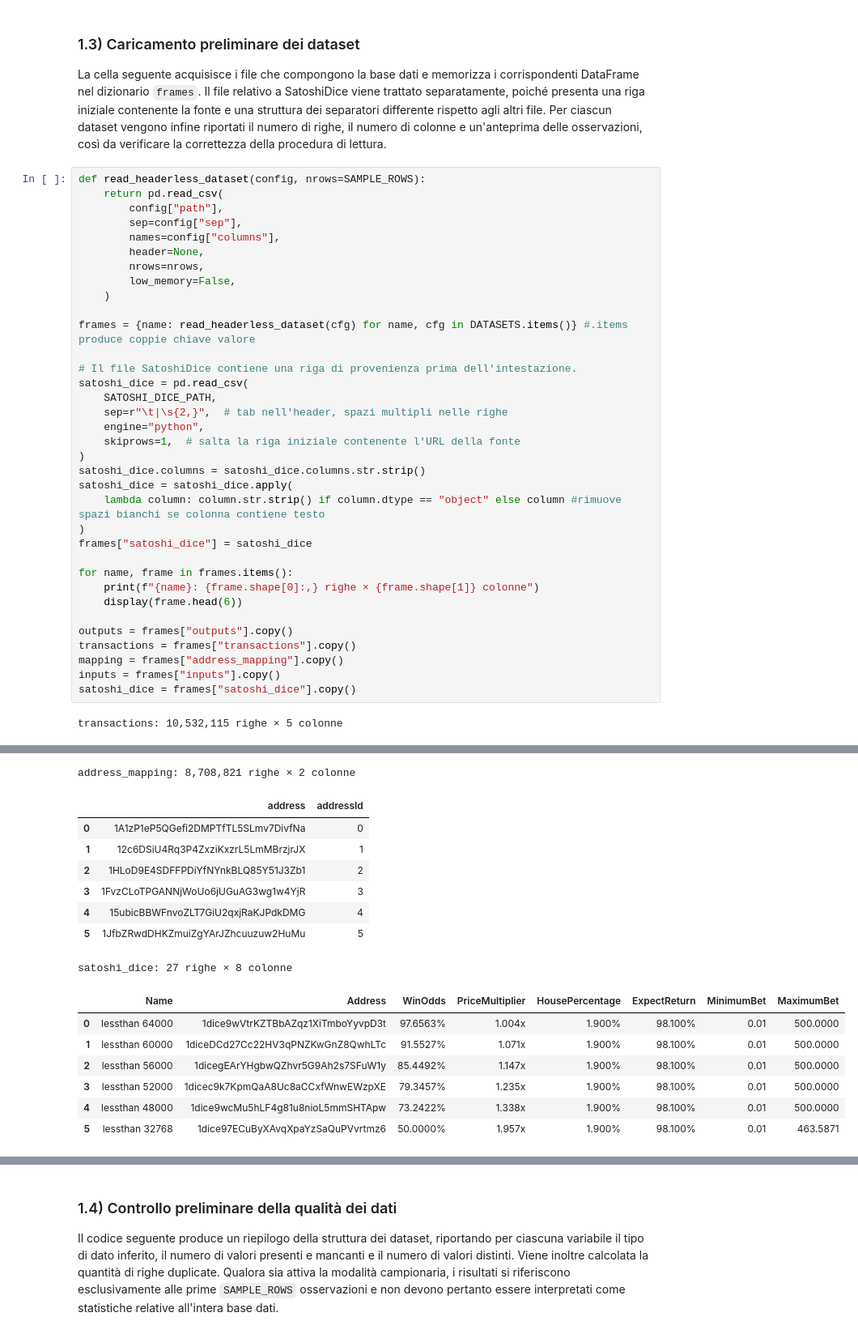
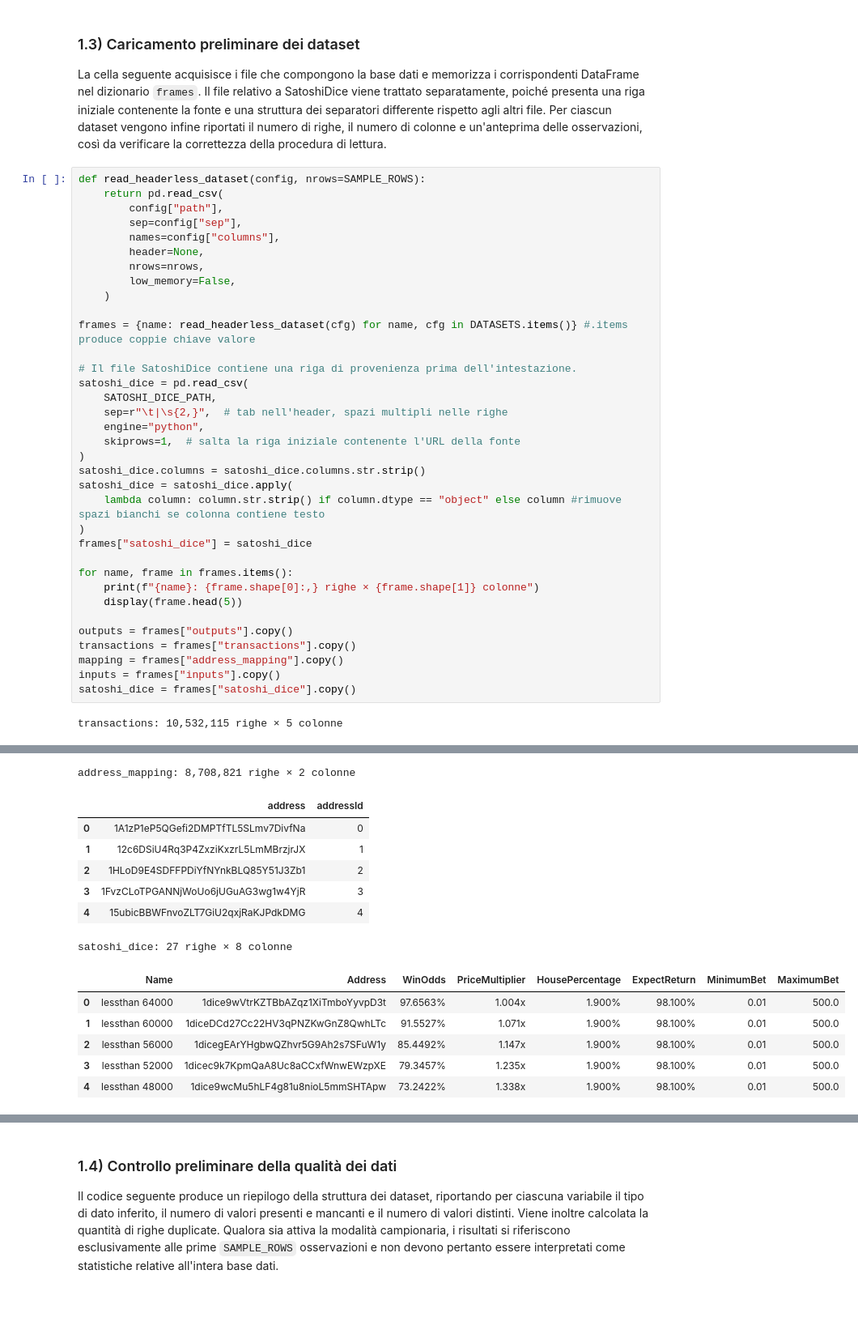
Before and after one commit to ArcticWrr/BetFlow, a Jupyter notebook: progetto_BetFlow.ipynb, the cells around one changed output, grey strips where cells are left out. Shown at 81% size. Drawn from its saved outputs; the diff is of its cells as text; blank space fills up the shorter version.

```diff
--- a/progetto_BetFlow.ipynb
+++ b/progetto_BetFlow.ipynb
@@ -123,7 +123,7 @@ frames["satoshi_dice"] = satoshi_dice
 
 for name, frame in frames.items():
     print(f"{name}: {frame.shape[0]:,} righe × {frame.shape[1]} colonne")
-    display(frame.head(6))
+    display(frame.head(5))
 
 outputs = frames["outputs"].copy()
 transactions = frames["transactions"].copy()
@@ -158,16 +155,14 @@ outputs: 24,573,071 righe × 5 colonne
 address_mapping: 8,708,821 righe × 2 colonne
 |  | address | addressId |
 | 0 | 1A1zP1eP5QGefi2DMPTfTL5SLmv7DivfNa | 0 |
 | 1 | 12c6DSiU4Rq3P4ZxziKxzrL5LmMBrzjrJX | 1 |
 | 2 | 1HLoD9E4SDFFPDiYfNYnkBLQ85Y51J3Zb1 | 2 |
 | 3 | 1FvzCLoTPGANNjWoUo6jUGuAG3wg1w4YjR | 3 |
 | 4 | 15ubicBBWFnvoZLT7GiU2qxjRaKJPdkDMG | 4 |
-| 5 | 1JfbZRwdDHKZmuiZgYArJZhcuuzuw2HuMu | 5 |
 satoshi_dice: 27 righe × 8 colonne
 |  | Name | Address | WinOdds | PriceMultiplier | HousePercentage | ExpectReturn | MinimumBet | MaximumBet |
-| 0 | lessthan 64000 | 1dice9wVtrKZTBbAZqz1XiTmboYyvpD3t | 97.6563% | 1.004x | 1.900% | 98.100% | 0.01 | 500.0000 |
-| 1 | lessthan 60000 | 1diceDCd27Cc22HV3qPNZKwGnZ8QwhLTc | 91.5527% | 1.071x | 1.900% | 98.100% | 0.01 | 500.0000 |
-| 2 | lessthan 56000 | 1dicegEArYHgbwQZhvr5G9Ah2s7SFuW1y | 85.4492% | 1.147x | 1.900% | 98.100% | 0.01 | 500.0000 |
-| 3 | lessthan 52000 | 1dicec9k7KpmQaA8Uc8aCCxfWnwEWzpXE | 79.3457% | 1.235x | 1.900% | 98.100% | 0.01 | 500.0000 |
-| 4 | lessthan 48000 | 1dice9wcMu5hLF4g81u8nioL5mmSHTApw | 73.2422% | 1.338x | 1.900% | 98.100% | 0.01 | 500.0000 |
-| 5 | lessthan 32768 | 1dice97ECuByXAvqXpaYzSaQuPVvrtmz6 | 50.0000% | 1.957x | 1.900% | 98.100% | 0.01 | 463.5871 |
+| 0 | lessthan 64000 | 1dice9wVtrKZTBbAZqz1XiTmboYyvpD3t | 97.6563% | 1.004x | 1.900% | 98.100% | 0.01 | 500.0 |
+| 1 | lessthan 60000 | 1diceDCd27Cc22HV3qPNZKwGnZ8QwhLTc | 91.5527% | 1.071x | 1.900% | 98.100% | 0.01 | 500.0 |
+| 2 | lessthan 56000 | 1dicegEArYHgbwQZhvr5G9Ah2s7SFuW1y | 85.4492% | 1.147x | 1.900% | 98.100% | 0.01 | 500.0 |
+| 3 | lessthan 52000 | 1dicec9k7KpmQaA8Uc8aCCxfWnwEWzpXE | 79.3457% | 1.235x | 1.900% | 98.100% | 0.01 | 500.0 |
+| 4 | lessthan 48000 | 1dice9wcMu5hLF4g81u8nioL5mmSHTApw | 73.2422% | 1.338x | 1.900% | 98.100% | 0.01 | 500.0 |
```
Also changed, not shown: parts of 42 cells of this notebook.
